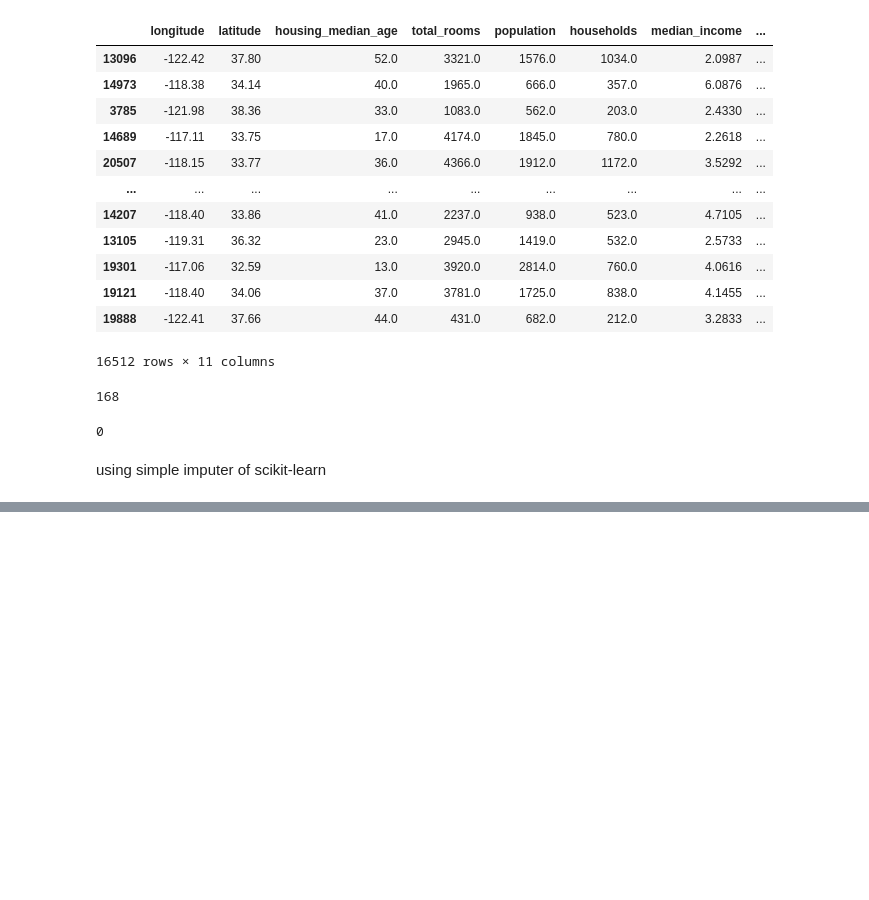
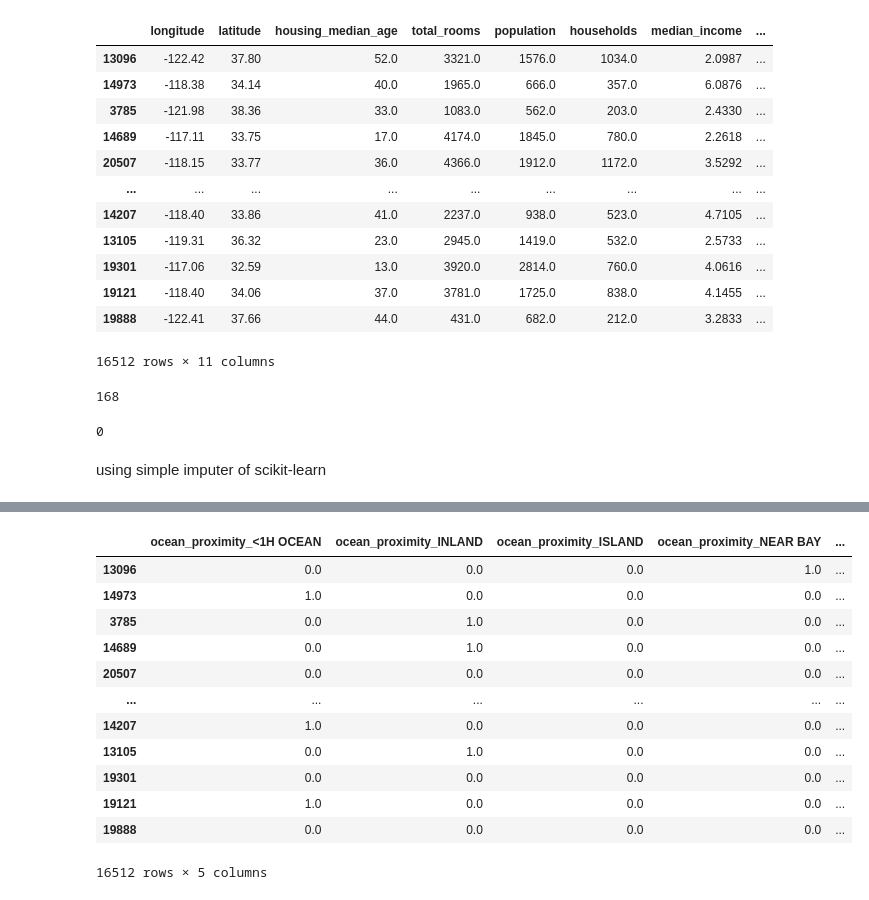
Before and after one commit to ujjwal-basnet/Hands-on-Machine-Learning-with-Scikit-Learn-Keras-and-TensorFlow, a Jupyter notebook: end-to-end-ml-project/code.ipynb, the cells around one changed output, grey strips where cells are left out. Cells and saved outputs as stored; diff of their text form; code cells hidden in the pictures; blank space fills up the shorter version.

```diff
--- a/end-to-end-ml-project/code.ipynb
+++ b/end-to-end-ml-project/code.ipynb
@@ -499,0 +582,3 @@ dtype: float64
+# %%
+ohe2 = OneHotEncoder(sparse =False  )
+ohe2.fit_transform(housing[['ocean_proximity']]) # prints in dense array
@@ -499,0 +625,4 @@ dtype: float64
+# %%
+
+df = ohe2.fit_transform(housing[['ocean_proximity']]) #note we already set ohew = OneHotEncooding(sparse = true) thus this time it will return numpy
+df
@@ -499,0 +637,18 @@ dtype: float64
+# %%
+df_output = pd.DataFrame(df , columns=  ohe2.get_feature_names_out() , index =housing[['ocean_proximity']].index)
+# %%
+df_output
+# %% [output]
+|  | ocean_proximity_<1H OCEAN | ocean_proximity_INLAND | ocean_proximity_ISLAND | ocean_proximity_NEAR BAY | ... |
+| 13096 | 0.0 | 0.0 | 0.0 | 1.0 | ... |
+| 14973 | 1.0 | 0.0 | 0.0 | 0.0 | ... |
+| 3785 | 0.0 | 1.0 | 0.0 | 0.0 | ... |
+| 14689 | 0.0 | 1.0 | 0.0 | 0.0 | ... |
+| 20507 | 0.0 | 0.0 | 0.0 | 0.0 | ... |
+| ... | ... | ... | ... | ... | ... |
+| 14207 | 1.0 | 0.0 | 0.0 | 0.0 | ... |
+| 13105 | 0.0 | 1.0 | 0.0 | 0.0 | ... |
+| 19301 | 0.0 | 0.0 | 0.0 | 0.0 | ... |
+| 19121 | 1.0 | 0.0 | 0.0 | 0.0 | ... |
+| 19888 | 0.0 | 0.0 | 0.0 | 0.0 | ... |
+16512 rows × 5 columns
```
Also changed, not shown: parts of 27 cells of this notebook.
